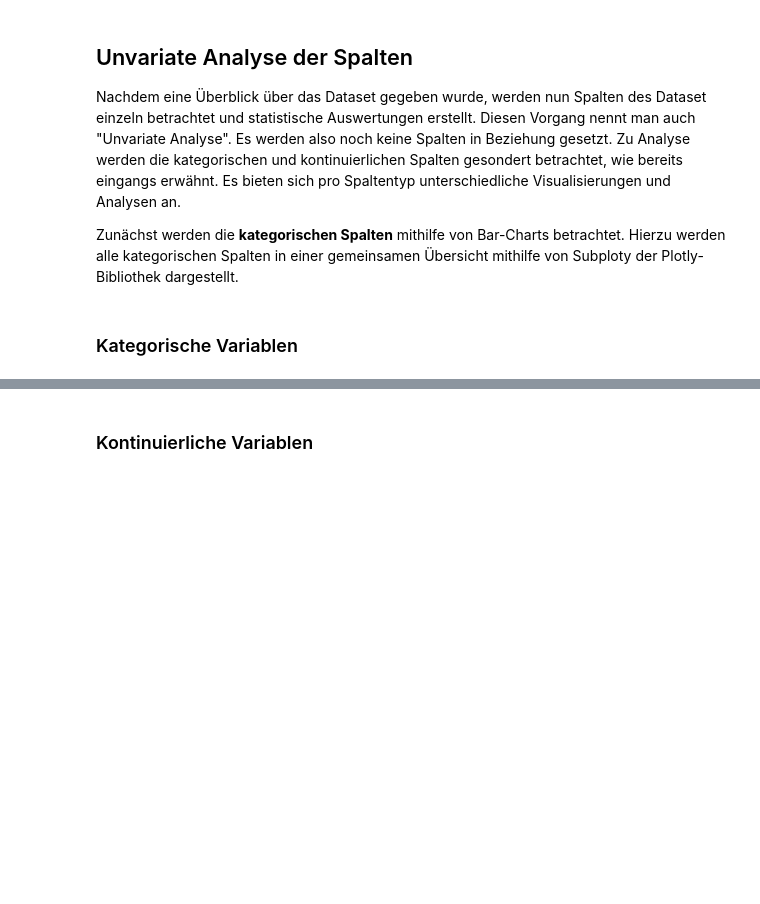
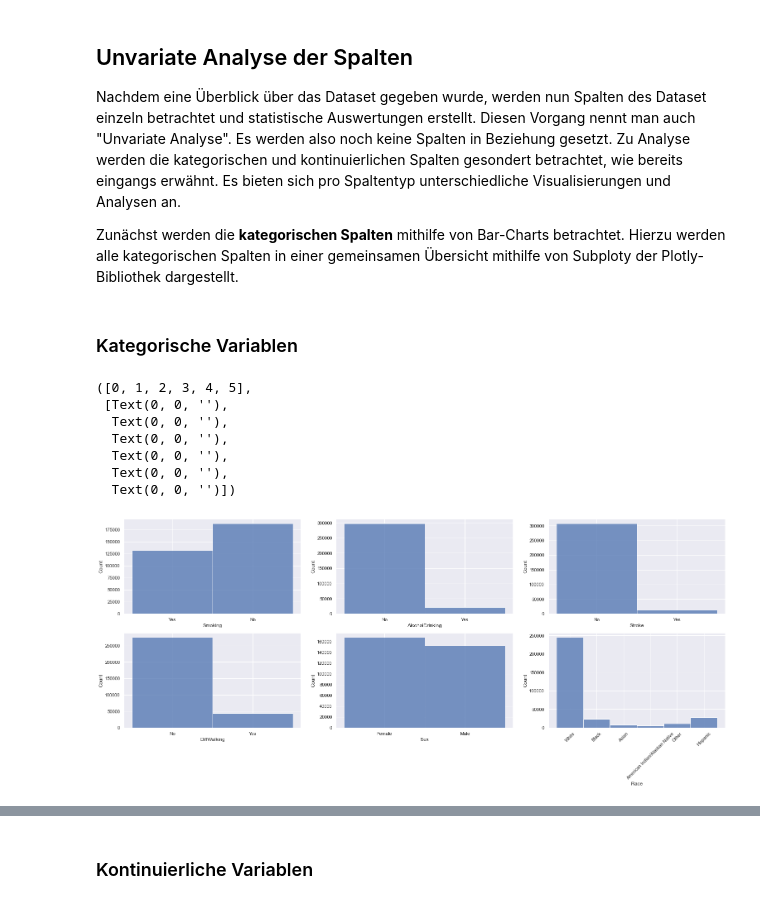
Before and after one commit to flori567/QIT_Ausarbeitung, a Jupyter notebook: heart_attack_prediction.ipynb, the cells around one changed output, grey strips where cells are left out. Drawn from its saved outputs; the diff is of its cells as text; code cells hidden in the pictures; blank space fills up the shorter version.

```diff
--- a/heart_attack_prediction.ipynb
+++ b/heart_attack_prediction.ipynb
@@ -218,0 +226,25 @@ fig.show()
+# %%
+sns.set(rc={'figure.figsize':(26,9.27)})
+
+plt.subplot(231)
+sns.histplot(data=df, x="Smoking")
+plt.subplot(232)
+sns.histplot(data=df, x="AlcoholDrinking")
+plt.subplot(233)
+sns.histplot(data=df, x="Stroke")
+plt.subplot(234)
+sns.histplot(data=df, x="DiffWalking")
+plt.subplot(235)
+sns.histplot(data=df, x="Sex")
+plt.subplot(236)
+sns.histplot(data=df, x="Race")
+plt.xticks(rotation=45)
+# %% [output]
+([0, 1, 2, 3, 4, 5],
+ [Text(0, 0, ''),
+  Text(0, 0, ''),
+  Text(0, 0, ''),
+  Text(0, 0, ''),
+  Text(0, 0, ''),
+  Text(0, 0, '')])
+[figure, added]
```
Also changed, not shown: parts of 21 cells of this notebook.
